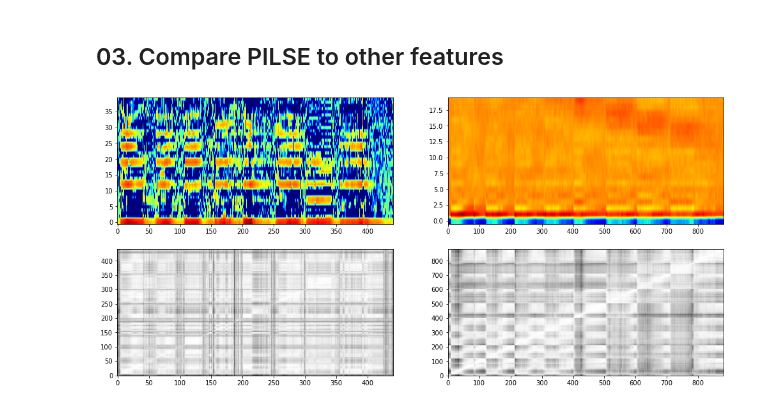
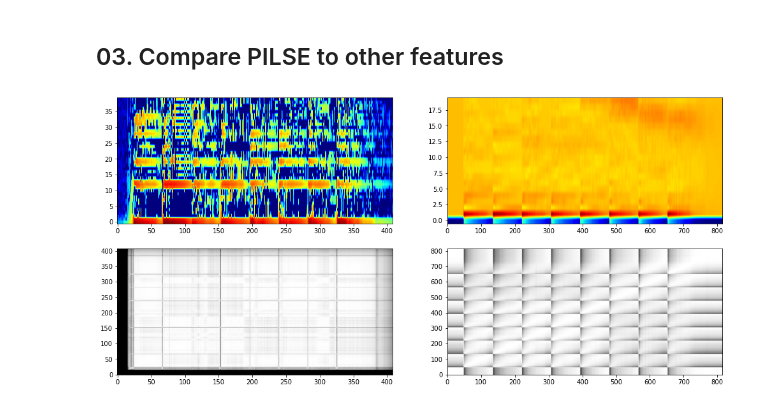
Before and after one commit to zafarrafii/CQHC-Python, a Jupyter notebook: PILSE-Python.ipynb, the cells around one changed output. Drawn from its saved outputs; the diff is of its cells as text; code cells hidden in the pictures.

```diff
--- a/PILSE-Python.ipynb
+++ b/PILSE-Python.ipynb
@@ -328,39 +346,45 @@ def ssm(audio_feature):
 
 
 # Load an audio file with its sampling frequency, and keep only its left channel
-# file_path = r"94812__digifishmusic__c4-major-scale-piano.wav"
-file_path = r"557469__oleviolin__d-scale-violin.wav"
+file_path = r"94812__digifishmusic__c4-major-scale-piano.wav"
+# file_path = r"557469__oleviolin__d-scale-violin.wav"
 audio_signal, sampling_frequency = librosa.load(file_path, sr=None, mono=False)
-# audio_signal = audio_signal[0, :]
+if audio_signal.ndim == 2:
+    audio_signal = audio_signal[0, :]
 
 # Comptute the CQT-spectrogram for the signal
 step_length = int(pow(2, int(np.ceil(np.log2(0.04*sampling_frequency))))/2)
-audio_cqt = librosa.cqt(audio_signal, sr=sampling_frequency, hop_length=step_length)
+minimum_frequency = 32.70
+maximum_frequency = sampling_frequency/4
+octave_resolution = 12
+number_frequencies = round(octave_resolution * np.log2(maximum_frequency / minimum_frequency))
+audio_cqt = librosa.cqt(audio_signal, sr=sampling_frequency, hop_length=step_length, fmin=minimum_frequency, \
+                        n_bins=number_frequencies, bins_per_octave=octave_resolution)
 audio_spectrogram = np.abs(audio_cqt)
-number_frequencies, number_times = np.shape(audio_spectrogram)
+number_times = np.shape(audio_spectrogram)[1]
 
 # Compute the envelope and pitch components
 envelope_component, pitch_component = pilse(audio_spectrogram)
 
 # Compute the self-similarity matrix using the cosine similarity
 similarity_matrix = ssm(envelope_component[0:40, :])
 
 # Compute the MFCCs
 audio_mfcc = librosa.feature.mfcc(y=audio_signal, sr=sampling_frequency, n_mfcc=20)
 
 # Compute the self-similarity matrix using the cosine similarity
 similarity_matrix2 = ssm(audio_mfcc)
 
 # ...
 plt.figure(figsize=(17, 8))
 plt.subplot(2, 2, 1)
 plt.imshow(20*np.log10(envelope_component[0:40, :]+1e-6), cmap="jet", aspect="auto", origin="lower")
 plt.subplot(2, 2, 2)
 plt.imshow(audio_mfcc, cmap="jet", aspect="auto", origin="lower")
 plt.subplot(2, 2, 3)
-plt.imshow(similarity_matrix, cmap="gray", aspect="auto", origin="lower", vmin=0.75, vmax=1)
+plt.imshow(similarity_matrix, cmap="gray", aspect="auto", origin="lower", vmin=0.5, vmax=1)
 plt.subplot(2, 2, 4)
-plt.imshow(similarity_matrix2, cmap="gray", aspect="auto", origin="lower", vmin=0.75, vmax=1)
+plt.imshow(similarity_matrix2, cmap="gray", aspect="auto", origin="lower", vmin=0.5, vmax=1)
 plt.show()
 # %% [output]
-[figure, old version]
+[figure, new version]
```
Also changed, not shown: parts of 2 cells of this notebook.
